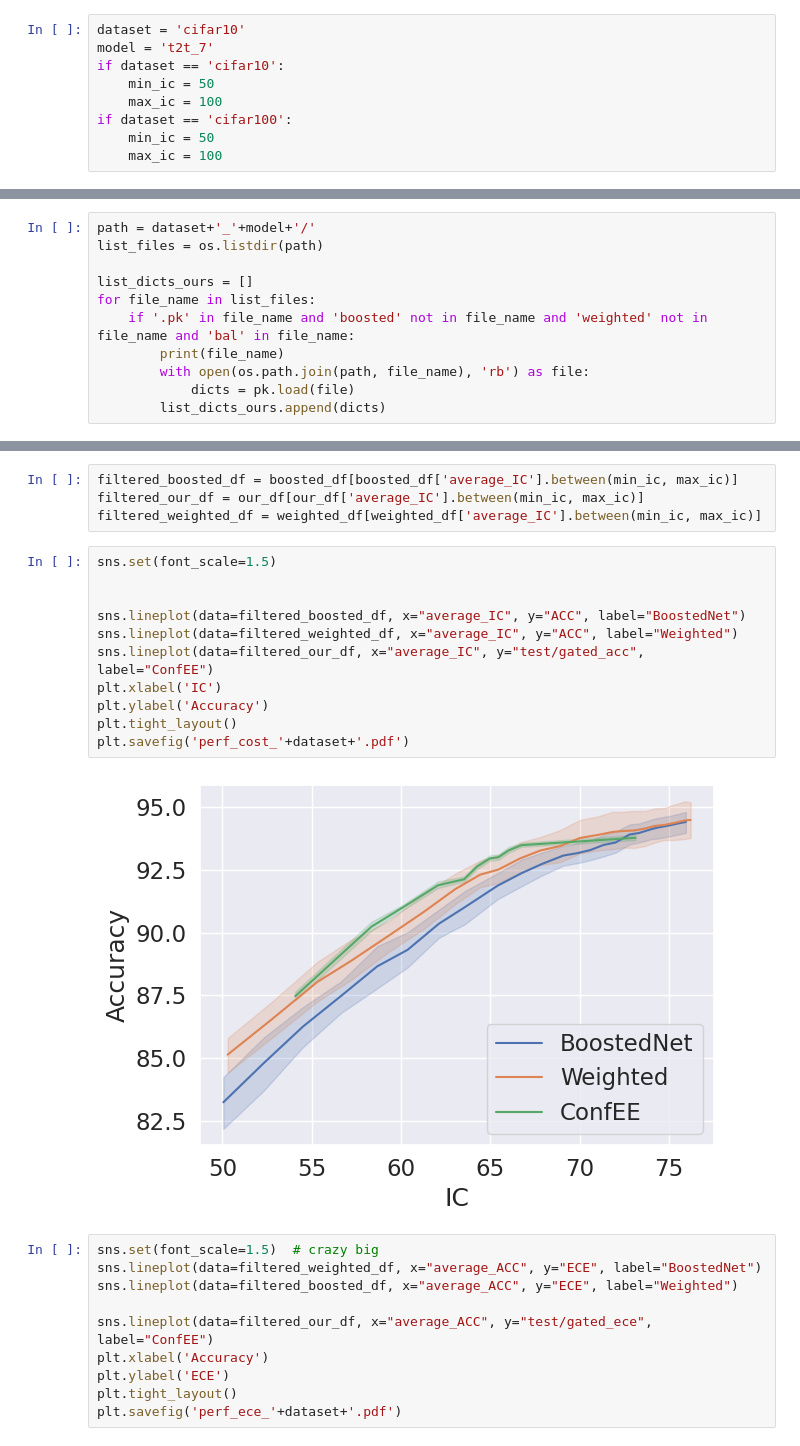
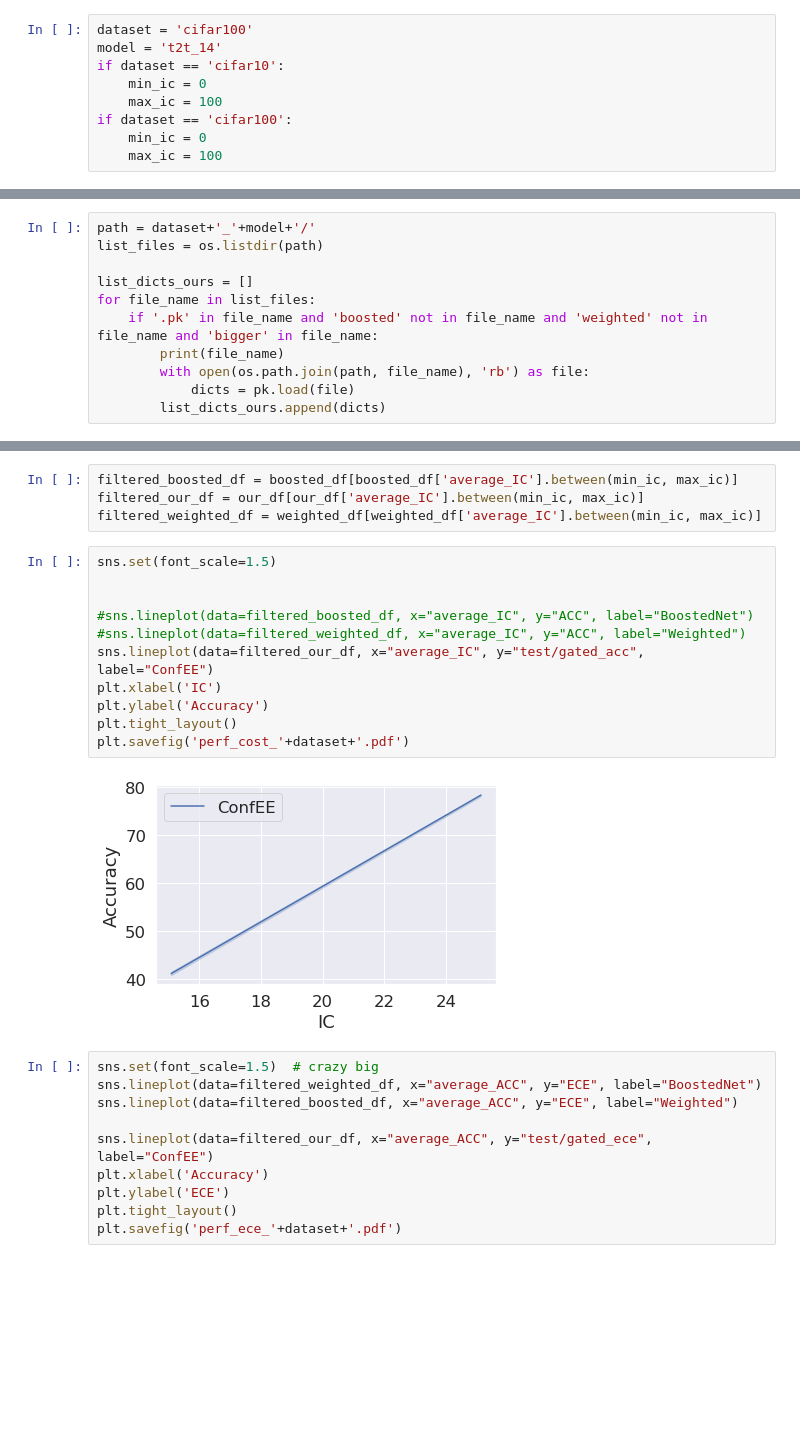
Before and after one commit to networkslab/dynn, a Jupyter notebook: src/notebooks/confidence_intervals_ce_ic.ipynb, the cells around one changed output, grey strips where cells are left out. Saved outputs shown, nothing was run; the diff lists cells and outputs as text; blank space fills up the shorter version.

```diff
--- a/src/notebooks/confidence_intervals_ce_ic.ipynb
+++ b/src/notebooks/confidence_intervals_ce_ic.ipynb
@@ -8,13 +8,13 @@ import matplotlib
 import matplotlib.lines as mlines
 import pickle as pk
 # %%
-dataset = 'cifar10'
-model = 't2t_7'
+dataset = 'cifar100'
+model = 't2t_14'
 if dataset == 'cifar10':
-    min_ic = 50
+    min_ic = 0
     max_ic = 100
 if dataset == 'cifar100':
-    min_ic = 50
+    min_ic = 0
     max_ic = 100
 # %%
 with open(dataset+'_'+model+'/'+dataset+'_boosted_results.pk', 'rb') as file:
@@ -28,7 +28,7 @@ list_files = os.listdir(path)
 
 list_dicts_ours = []
 for file_name in list_files:
-    if '.pk' in file_name and 'boosted' not in file_name and 'weighted' not in file_name and 'bal' in file_name:
+    if '.pk' in file_name and 'boosted' not in file_name and 'weighted' not in file_name and 'bigger' in file_name:
         print(file_name)
         with open(os.path.join(path, file_name), 'rb') as file:
             dicts = pk.load(file)
@@ -173,16 +161,16 @@ filtered_weighted_df = weighted_df[weighted_df['average_IC'].between(min_ic, max
 # %%
 sns.set(font_scale=1.5)
 
 
-sns.lineplot(data=filtered_boosted_df, x="average_IC", y="ACC", label="BoostedNet")
-sns.lineplot(data=filtered_weighted_df, x="average_IC", y="ACC", label="Weighted")
+#sns.lineplot(data=filtered_boosted_df, x="average_IC", y="ACC", label="BoostedNet")
+#sns.lineplot(data=filtered_weighted_df, x="average_IC", y="ACC", label="Weighted")
 sns.lineplot(data=filtered_our_df, x="average_IC", y="test/gated_acc", label="ConfEE")
 plt.xlabel('IC')
 plt.ylabel('Accuracy')
 plt.tight_layout()
 plt.savefig('perf_cost_'+dataset+'.pdf')
 # %% [output]
-[figure, old version]
+[figure, new version]
 # %%
 sns.set(font_scale=1.5)  # crazy big
 sns.lineplot(data=filtered_weighted_df, x="average_ACC", y="ECE", label="BoostedNet")
```
Also changed, not shown: parts of 1 cell of this notebook, 2 other files.
